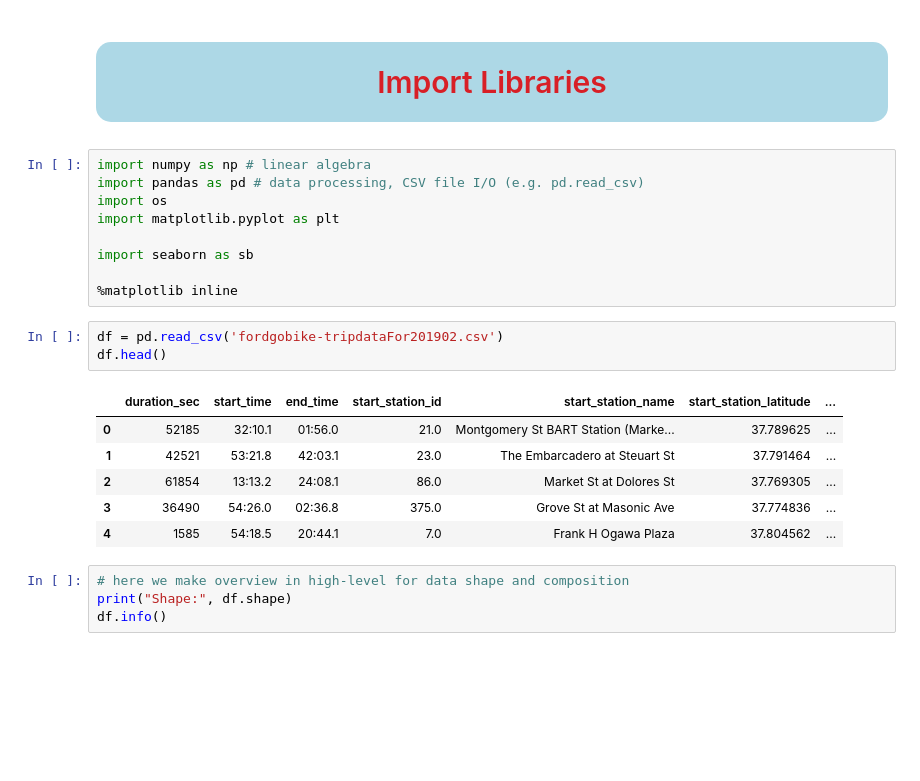
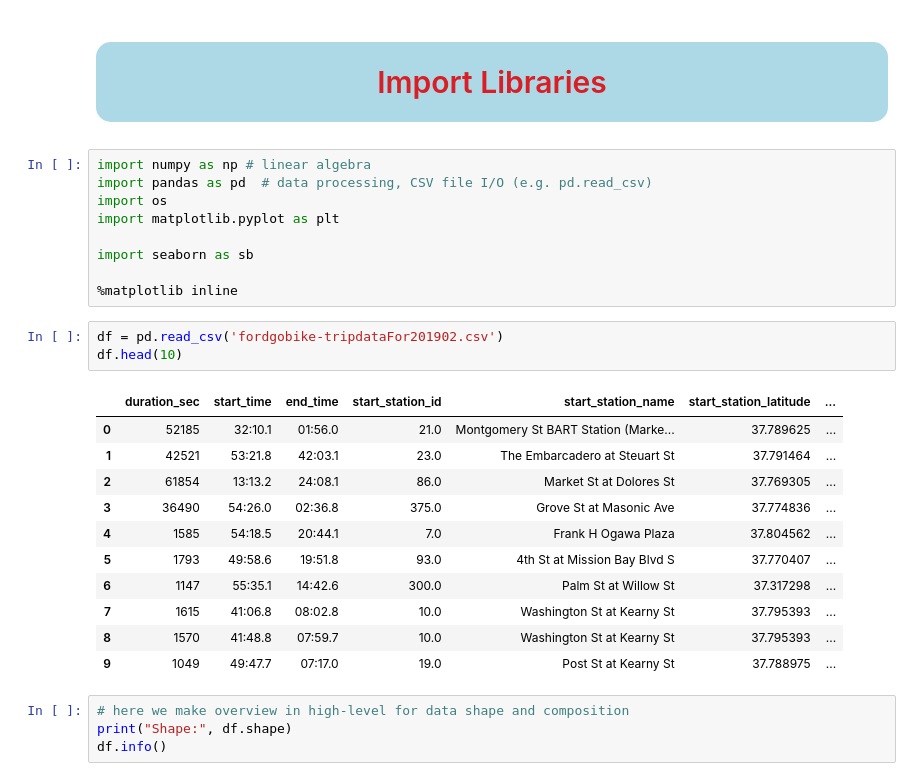
Before and after one commit to basmala-ai-engineer/DEPI-Projects, a Jupyter notebook: DEPI-Projects/Data_preprocessing/Phase_1/datasciece-Final-Project-Basmala_Magdy.ipynb, the cells around one changed output. Saved outputs shown, nothing was run; the diff lists cells and outputs as text; blank space fills up the shorter version.

```diff
--- a/DEPI-Projects/Data_preprocessing/Phase_1/datasciece-Final-Project-Basmala_Magdy.ipynb
+++ b/DEPI-Projects/Data_preprocessing/Phase_1/datasciece-Final-Project-Basmala_Magdy.ipynb
@@ -101,7 +101,7 @@ Using Project: Trip data Ford go bike  </h3></center>
 # <p style="border-radius:15px;border-style:solid;border-color:lightblue;border-width:3px;background-color:lightblue;padding: 20px;font-family:Verdana;color:#D81F26;font-size:30px;text-align: center;">Import Libraries</p>
 # %%
 import numpy as np # linear algebra
-import pandas as pd # data processing, CSV file I/O (e.g. pd.read_csv)
+import pandas as pd  # data processing, CSV file I/O (e.g. pd.read_csv)
 import os
 import matplotlib.pyplot as plt
 
@@ -110,14 +110,19 @@ import seaborn as sb
 %matplotlib inline
 # %%
 df = pd.read_csv('fordgobike-tripdataFor201902.csv')
-df.head()
+df.head(10)
 # %% [output]
 |  | duration_sec | start_time | end_time | start_station_id | start_station_name | start_station_latitude | ... |
 | 0 | 52185 | 32:10.1 | 01:56.0 | 21.0 | Montgomery St BART Station (Marke... | 37.789625 | ... |
 | 1 | 42521 | 53:21.8 | 42:03.1 | 23.0 | The Embarcadero at Steuart St | 37.791464 | ... |
 | 2 | 61854 | 13:13.2 | 24:08.1 | 86.0 | Market St at Dolores St | 37.769305 | ... |
 | 3 | 36490 | 54:26.0 | 02:36.8 | 375.0 | Grove St at Masonic Ave | 37.774836 | ... |
 | 4 | 1585 | 54:18.5 | 20:44.1 | 7.0 | Frank H Ogawa Plaza | 37.804562 | ... |
+| 5 | 1793 | 49:58.6 | 19:51.8 | 93.0 | 4th St at Mission Bay Blvd S | 37.770407 | ... |
+| 6 | 1147 | 55:35.1 | 14:42.6 | 300.0 | Palm St at Willow St | 37.317298 | ... |
+| 7 | 1615 | 41:06.8 | 08:02.8 | 10.0 | Washington St at Kearny St | 37.795393 | ... |
+| 8 | 1570 | 41:48.8 | 07:59.7 | 10.0 | Washington St at Kearny St | 37.795393 | ... |
+| 9 | 1049 | 49:47.7 | 07:17.0 | 19.0 | Post St at Kearny St | 37.788975 | ... |
 # %%
 # here we make overview in high-level for data shape and composition
 print("Shape:", df.shape)
```
Also changed, not shown: parts of 7 cells of this notebook.
